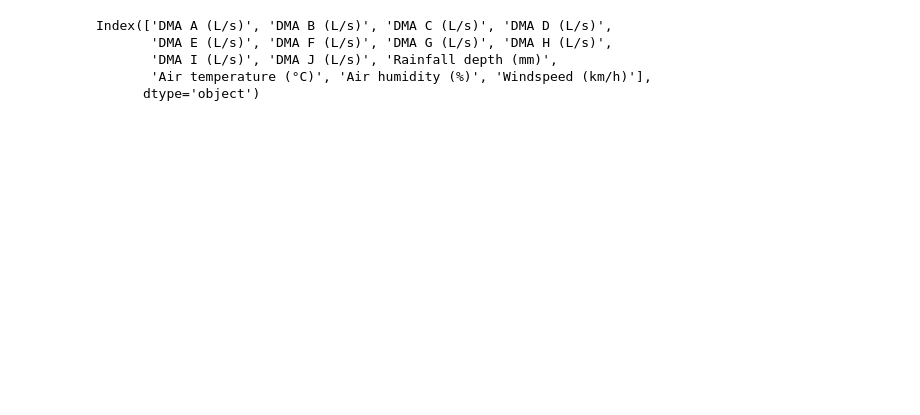
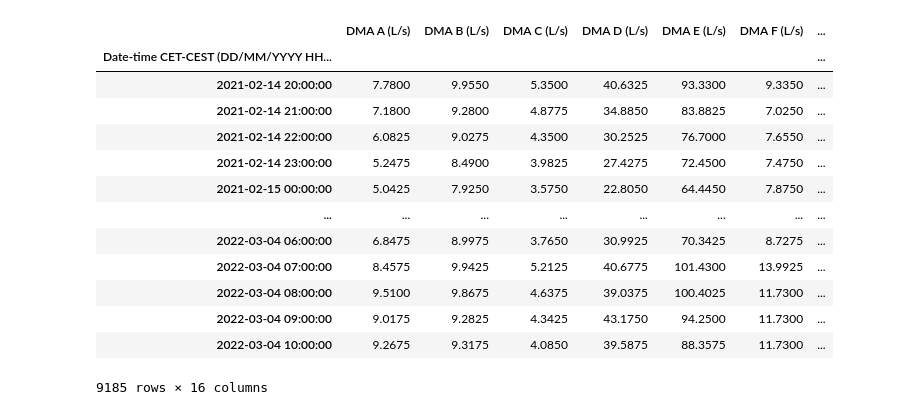
Before and after one commit to ChristiaanWewer/Water-Demand-Forecasting, a Jupyter notebook: testing.ipynb, the cells around one changed output. Cells and saved outputs as stored; diff of their text form; code cells hidden in the pictures; blank space fills up the shorter version.

```diff
--- a/testing.ipynb
+++ b/testing.ipynb
@@ -43,8 +87,17 @@ df_val = pd.merge(df_inflow_val, df_weather_val, left_index=True, right_index=Tr
 # %%
-df_train.columns
+df_train
 # %% [output]
+|  | DMA A (L/s) | DMA B (L/s) | DMA C (L/s) | DMA D (L/s) | DMA E (L/s) | DMA F (L/s) | ... |
+| Date-time CET-CEST (DD/MM/YYYY HH... |  |  |  |  |  |  | ... |
+| 2021-02-14 20:00:00 | 7.7800 | 9.9550 | 5.3500 | 40.6325 | 93.3300 | 9.3350 | ... |
+| 2021-02-14 21:00:00 | 7.1800 | 9.2800 | 4.8775 | 34.8850 | 83.8825 | 7.0250 | ... |
+| 2021-02-14 22:00:00 | 6.0825 | 9.0275 | 4.3500 | 30.2525 | 76.7000 | 7.6550 | ... |
+| 2021-02-14 23:00:00 | 5.2475 | 8.4900 | 3.9825 | 27.4275 | 72.4500 | 7.4750 | ... |
+| 2021-02-15 00:00:00 | 5.0425 | 7.9250 | 3.5750 | 22.8050 | 64.4450 | 7.8750 | ... |
+| ... | ... | ... | ... | ... | ... | ... | ... |
+| 2022-03-04 06:00:00 | 6.8475 | 8.9975 | 3.7650 | 30.9925 | 70.3425 | 8.7275 | ... |
+| 2022-03-04 07:00:00 | 8.4575 | 9.9425 | 5.2125 | 40.6775 | 101.4300 | 13.9925 | ... |
+| 2022-03-04 08:00:00 | 9.5100 | 9.8675 | 4.6375 | 39.0375 | 100.4025 | 11.7300 | ... |
+| 2022-03-04 09:00:00 | 9.0175 | 9.2825 | 4.3425 | 43.1750 | 94.2500 | 11.7300 | ... |
+| 2022-03-04 10:00:00 | 9.2675 | 9.3175 | 4.0850 | 39.5875 | 88.3575 | 11.7300 | ... |
-Index(['DMA A (L/s)', 'DMA B (L/s)', 'DMA C (L/s)', 'DMA D (L/s)',
-       'DMA E (L/s)', 'DMA F (L/s)', 'DMA G (L/s)', 'DMA H (L/s)',
-       'DMA I (L/s)', 'DMA J (L/s)', 'Rainfall depth (mm)',
-       'Air temperature (°C)', 'Air humidity (%)', 'Windspeed (km/h)'],
-      dtype='object')
+9185 rows × 16 columns
```
Also changed, not shown: parts of 13 cells of this notebook, 14 other files.
